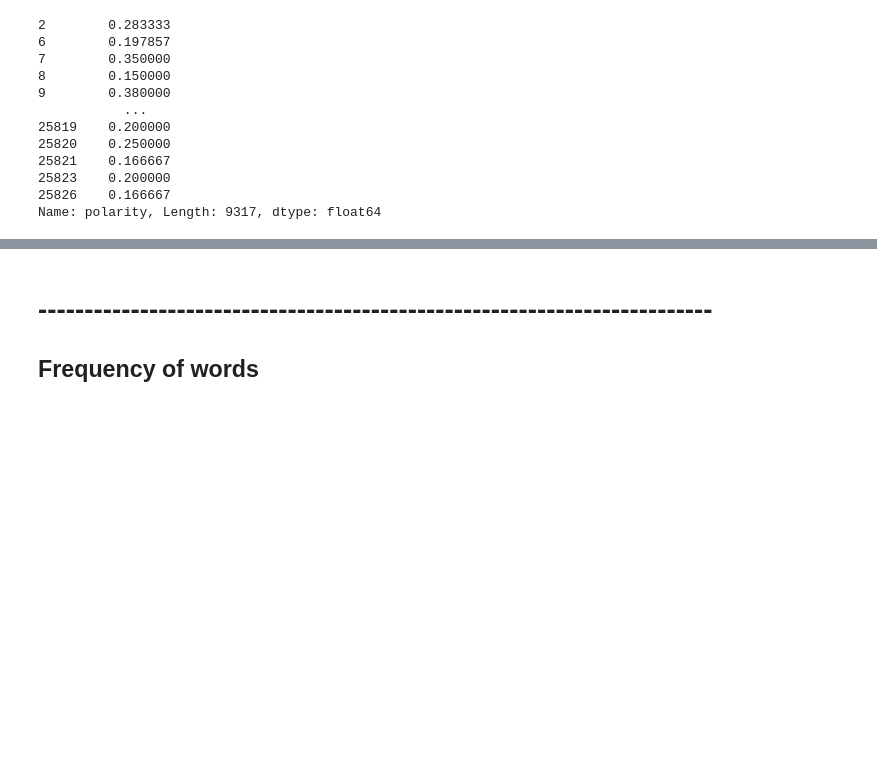
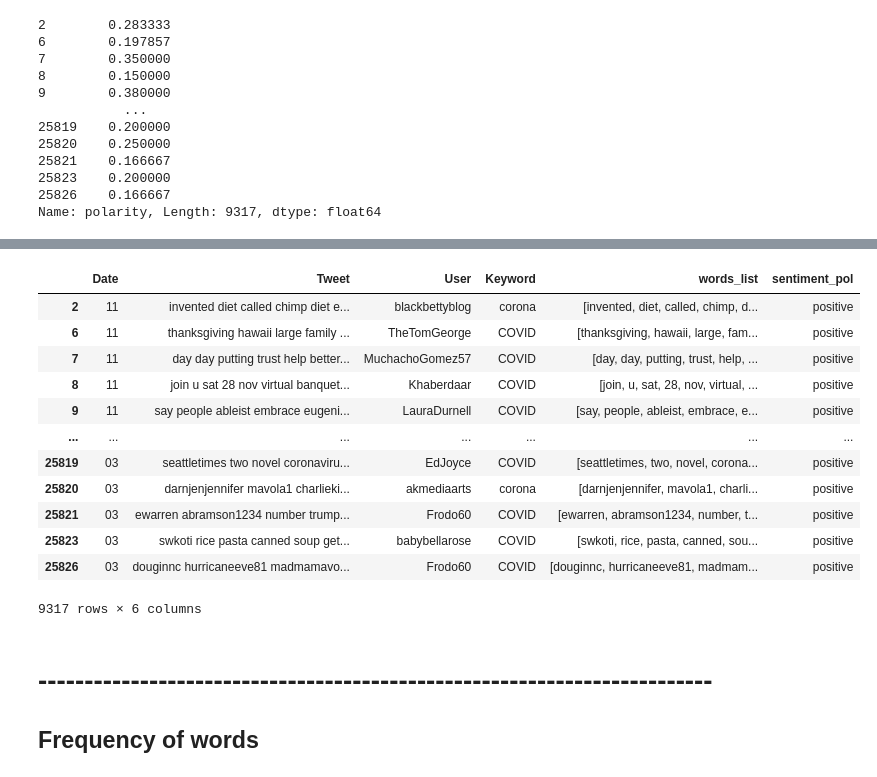
Before and after one commit to AndrewEdward37/67364_Final_Project, a Jupyter notebook: analysis.ipynb, the cells around one changed output, grey strips where cells are left out. Drawn from its saved outputs; the diff is of its cells as text; code cells hidden in the pictures; blank space fills up the shorter version.

```diff
--- a/analysis.ipynb
+++ b/analysis.ipynb
@@ -475,5 +504,24 @@ tweet_polarity = px.bar(x = ["Negative", "Neutral" ,"Positive"],
 
 tweet_polarity.show()
+# %%
+positive_tweets = covid_19_tweets[covid_19_tweets['sentiment_pol'] == 'positive']
+positive_tweets
+negative_tweets = covid_19_tweets[covid_19_tweets['sentiment_pol'] == 'negative']
+negative_tweets
+# %% [output]
+|  | Date | Tweet | User | Keyword | words_list | sentiment_pol |
+| 2 | 11 | invented diet called chimp diet e... | blackbettyblog | corona | [invented, diet, called, chimp, d... | positive |
+| 6 | 11 | thanksgiving hawaii large family ... | TheTomGeorge | COVID | [thanksgiving, hawaii, large, fam... | positive |
+| 7 | 11 | day day putting trust help better... | MuchachoGomez57 | COVID | [day, day, putting, trust, help, ... | positive |
+| 8 | 11 | join u sat 28 nov virtual banquet... | Khaberdaar | COVID | [join, u, sat, 28, nov, virtual, ... | positive |
+| 9 | 11 | say people ableist embrace eugeni... | LauraDurnell | COVID | [say, people, ableist, embrace, e... | positive |
+| ... | ... | ... | ... | ... | ... | ... |
+| 25819 | 03 | seattletimes two novel coronaviru... | EdJoyce | COVID | [seattletimes, two, novel, corona... | positive |
+| 25820 | 03 | darnjenjennifer mavola1 charlieki... | akmediaarts | corona | [darnjenjennifer, mavola1, charli... | positive |
+| 25821 | 03 | ewarren abramson1234 number trump... | Frodo60 | COVID | [ewarren, abramson1234, number, t... | positive |
+| 25823 | 03 | swkoti rice pasta canned soup get... | babybellarose | COVID | [swkoti, rice, pasta, canned, sou... | positive |
+| 25826 | 03 | douginnc hurricaneeve81 madmamavo... | Frodo60 | COVID | [douginnc, hurricaneeve81, madmam... | positive |
+9317 rows × 6 columns
 # %% [markdown]
 # -------------------------------------------------------------------------
 ## Frequency of words
```
Also changed, not shown: parts of 15 cells of this notebook.
